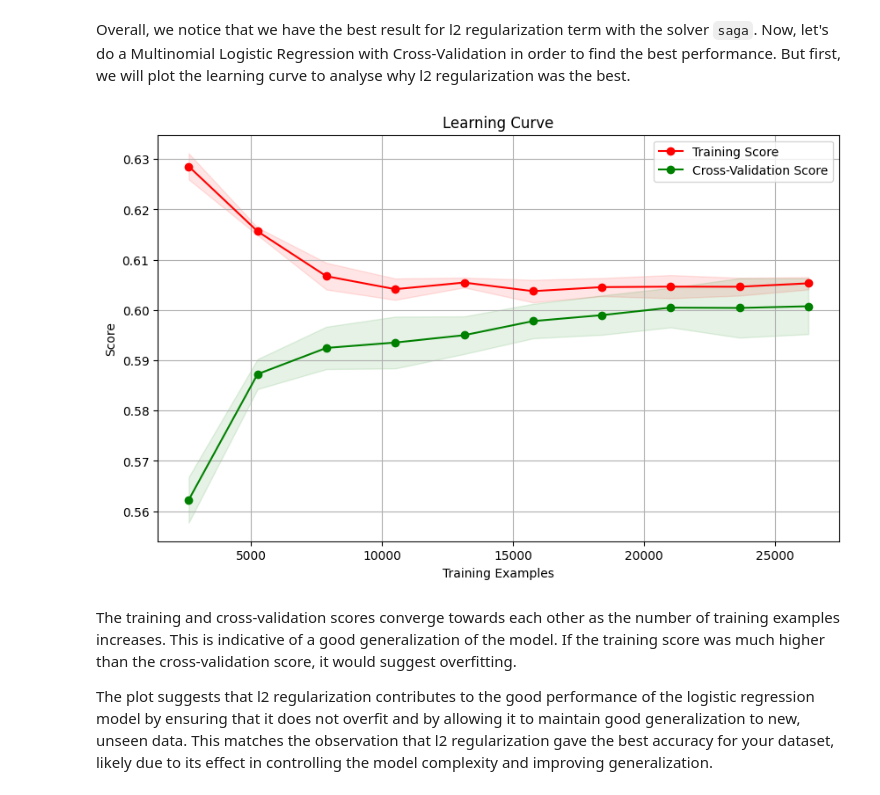
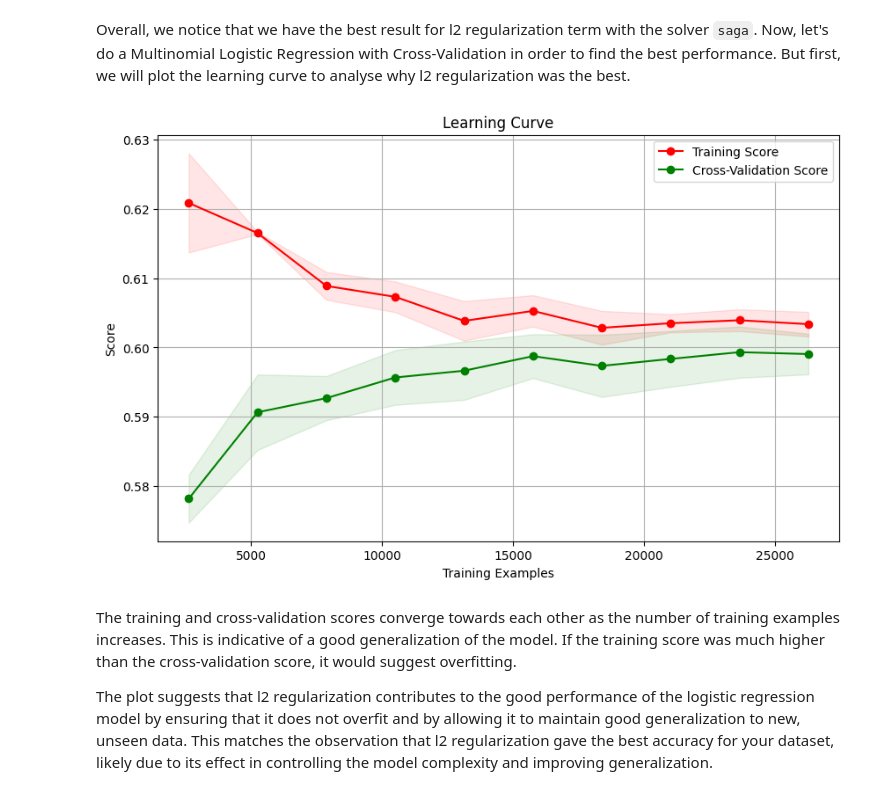
Before and after one commit to adevilde/Twitter-Climate-Change-Sentiment-Analysis, a Jupyter notebook: Twitter_Climate_Change_Sentiment.ipynb, the cells around one changed output. Saved outputs shown, nothing was run; the diff lists cells and outputs as text; code cells hidden in the pictures.

```diff
--- a/Twitter_Climate_Change_Sentiment.ipynb
+++ b/Twitter_Climate_Change_Sentiment.ipynb
@@ -834,31 +834,31 @@ Multinomial Logistic Regression Accuracy with l2 penalty and solver=saga: 0.5993
 Overall, we notice that we have the best result for l2 regularization term with the solver `saga`. Now, let's do a Multinomial Logistic Regression with Cross-Validation in order to find the best performance. But first, we will plot the learning curve to analyse why l2 regularization was the best.
 # %%
 # Define your model
-model = LogisticRegression(class_weight=weights, multi_class='multinomial', penalty=None, solver='saga', max_iter=10000)
+model = LogisticRegression(class_weight=weights, multi_class='multinomial', penalty=l2, solver='saga', max_iter=10000)
 
 # Define the learning curve parameters
 train_sizes, train_scores, test_scores = learning_curve(model, X_train, y_train, cv=5, scoring='accuracy', train_sizes=np.linspace(0.1, 1.0, 10))
 
 # Calculate the mean and standard deviation of the training and test scores
 train_scores_mean = np.mean(train_scores, axis=1)
 train_scores_std = np.std(train_scores, axis=1)
 test_scores_mean = np.mean(test_scores, axis=1)
 test_scores_std = np.std(test_scores, axis=1)
 
 # Plot the learning curve
 plt.figure(figsize=(10, 6))
 plt.title('Learning Curve')
 plt.xlabel('Training Examples')
 plt.ylabel('Score')
 plt.grid()
 plt.fill_between(train_sizes, train_scores_mean - train_scores_std, train_scores_mean + train_scores_std, alpha=0.1, color='r')
 plt.fill_between(train_sizes, test_scores_mean - test_scores_std, test_scores_mean + test_scores_std, alpha=0.1, color='g')
 plt.plot(train_sizes, train_scores_mean, 'o-', color='r', label='Training Score')
 plt.plot(train_sizes, test_scores_mean, 'o-', color='g', label='Cross-Validation Score')
 plt.legend(loc='best')
 plt.show()
 # %% [output]
-[figure, old version]
+[figure, new version]
 # %% [markdown]
 The training and cross-validation scores converge towards each other as the number of training examples increases. This is indicative of a good generalization of the model. If the training score was much higher than the cross-validation score, it would suggest overfitting.
 
```
Also changed, not shown: parts of 25 cells of this notebook.
